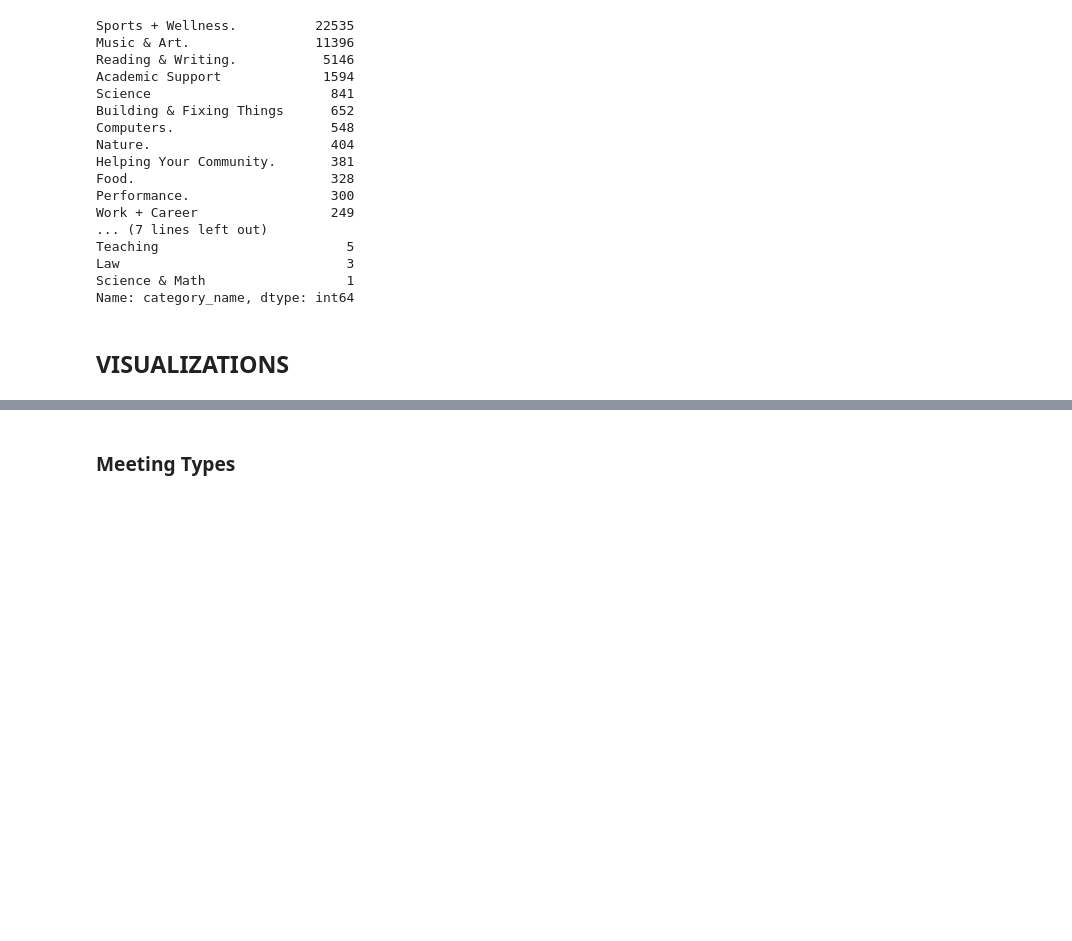
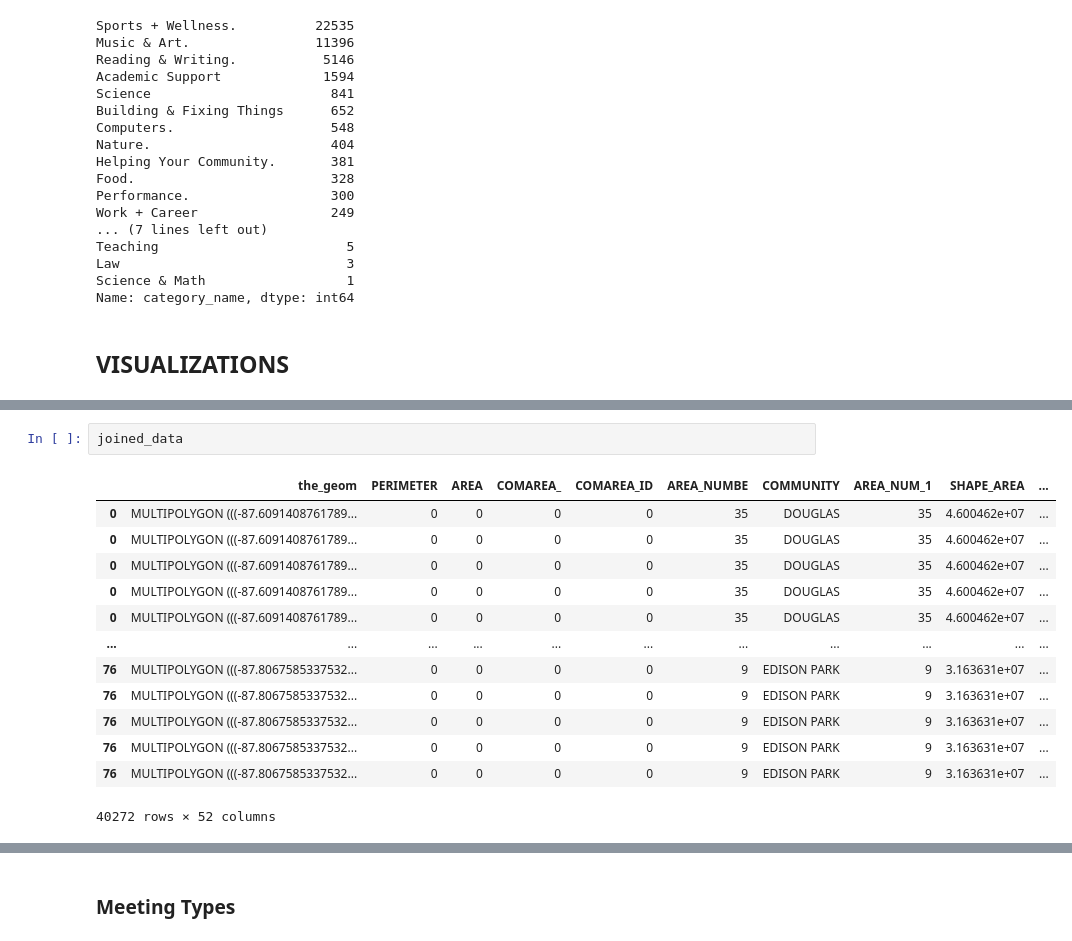
Before and after one commit to snookgum/stat390, a Jupyter notebook: MCMF/MCMF In Class Work.ipynb, the cells around one changed output, grey strips where cells are left out. Saved outputs shown, nothing was run; the diff lists cells and outputs as text; blank space fills up the shorter version.

```diff
--- a/MCMF/MCMF In Class Work.ipynb
+++ b/MCMF/MCMF In Class Work.ipynb
@@ -390,0 +254,16 @@ plt.show()
+# %%
+joined_data
+# %% [output]
+|  | the_geom | PERIMETER | AREA | COMAREA_ | COMAREA_ID | AREA_NUMBE | COMMUNITY | AREA_NUM_1 | SHAPE_AREA | ... |
+| 0 | MULTIPOLYGON (((-87.6091408761789... | 0 | 0 | 0 | 0 | 35 | DOUGLAS | 35 | 4.600462e+07 | ... |
+| 0 | MULTIPOLYGON (((-87.6091408761789... | 0 | 0 | 0 | 0 | 35 | DOUGLAS | 35 | 4.600462e+07 | ... |
+| 0 | MULTIPOLYGON (((-87.6091408761789... | 0 | 0 | 0 | 0 | 35 | DOUGLAS | 35 | 4.600462e+07 | ... |
+| 0 | MULTIPOLYGON (((-87.6091408761789... | 0 | 0 | 0 | 0 | 35 | DOUGLAS | 35 | 4.600462e+07 | ... |
+| 0 | MULTIPOLYGON (((-87.6091408761789... | 0 | 0 | 0 | 0 | 35 | DOUGLAS | 35 | 4.600462e+07 | ... |
+| ... | ... | ... | ... | ... | ... | ... | ... | ... | ... | ... |
+| 76 | MULTIPOLYGON (((-87.8067585337532... | 0 | 0 | 0 | 0 | 9 | EDISON PARK | 9 | 3.163631e+07 | ... |
+| 76 | MULTIPOLYGON (((-87.8067585337532... | 0 | 0 | 0 | 0 | 9 | EDISON PARK | 9 | 3.163631e+07 | ... |
+| 76 | MULTIPOLYGON (((-87.8067585337532... | 0 | 0 | 0 | 0 | 9 | EDISON PARK | 9 | 3.163631e+07 | ... |
+| 76 | MULTIPOLYGON (((-87.8067585337532... | 0 | 0 | 0 | 0 | 9 | EDISON PARK | 9 | 3.163631e+07 | ... |
+| 76 | MULTIPOLYGON (((-87.8067585337532... | 0 | 0 | 0 | 0 | 9 | EDISON PARK | 9 | 3.163631e+07 | ... |
+40272 rows × 52 columns
```
Also changed, not shown: parts of 49 cells of this notebook.
